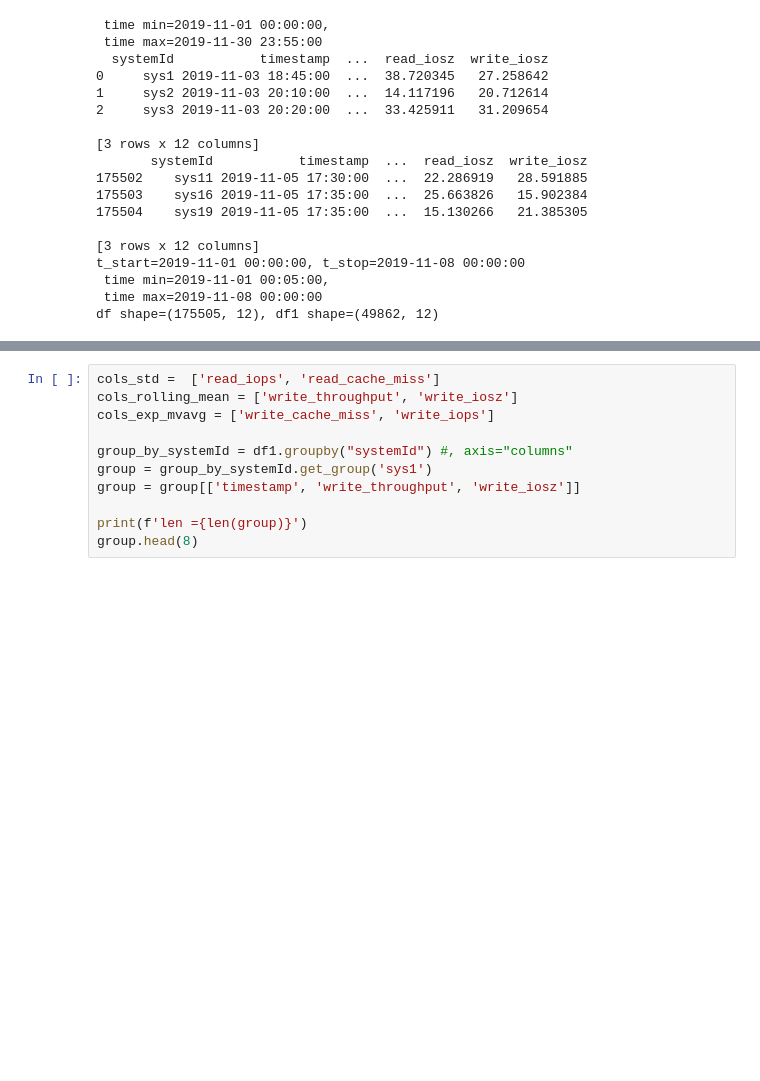
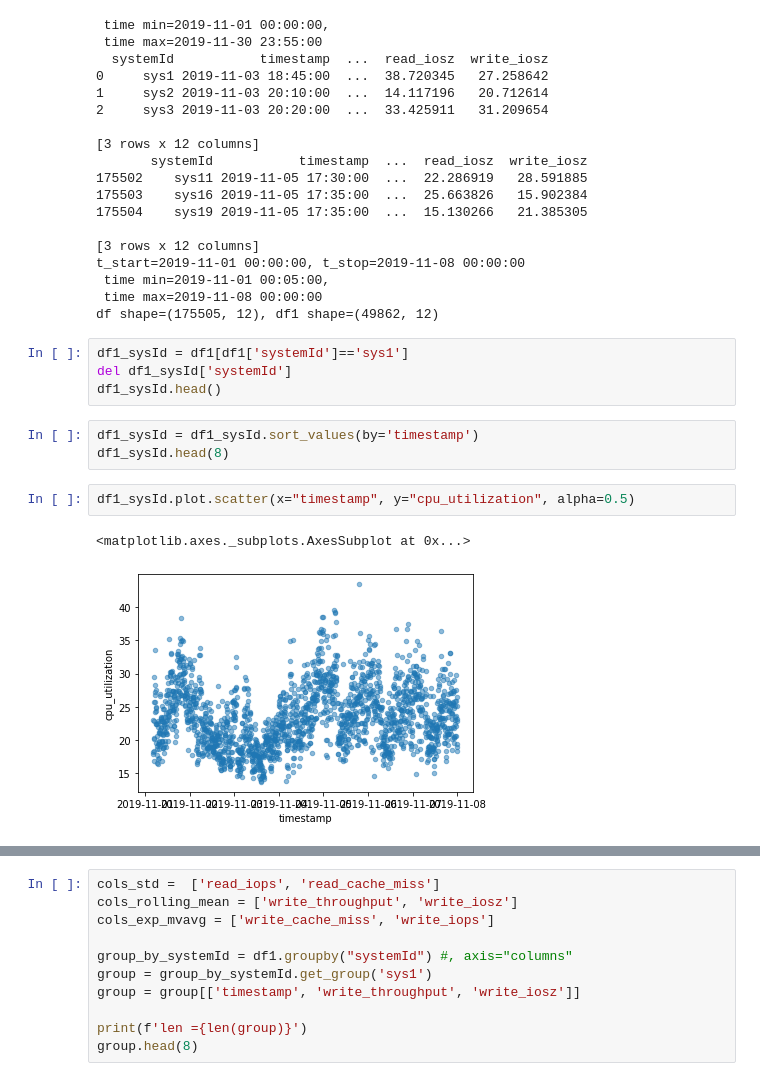
Before and after one commit to FrankGangWang/AppliedML_Python_Coursera, a Jupyter notebook: Copy_of_Copy_of_Interview_for_DataScience_2.ipynb, the cells around one changed output, grey strips where cells are left out. Saved outputs shown, nothing was run; the diff lists cells and outputs as text; blank space fills up the shorter version.

```diff
--- a/Copy_of_Copy_of_Interview_for_DataScience_2.ipynb
+++ b/Copy_of_Copy_of_Interview_for_DataScience_2.ipynb
@@ -135,3 +136,15 @@ t_start=2019-11-01 00:00:00, t_stop=2019-11-08 00:00:00
  time min=2019-11-01 00:05:00,
  time max=2019-11-08 00:00:00
 df shape=(175505, 12), df1 shape=(49862, 12)
+# %%
+df1_sysId = df1[df1['systemId']=='sys1']
+del df1_sysId['systemId']
+df1_sysId.head()
+# %%
+df1_sysId = df1_sysId.sort_values(by='timestamp')
+df1_sysId.head(8)
+# %%
+df1_sysId.plot.scatter(x="timestamp", y="cpu_utilization", alpha=0.5)
+# %% [output]
+<matplotlib.axes._subplots.AxesSubplot at 0x...>
+[figure, added]
```
Also changed, not shown: parts of 8 cells of this notebook.
